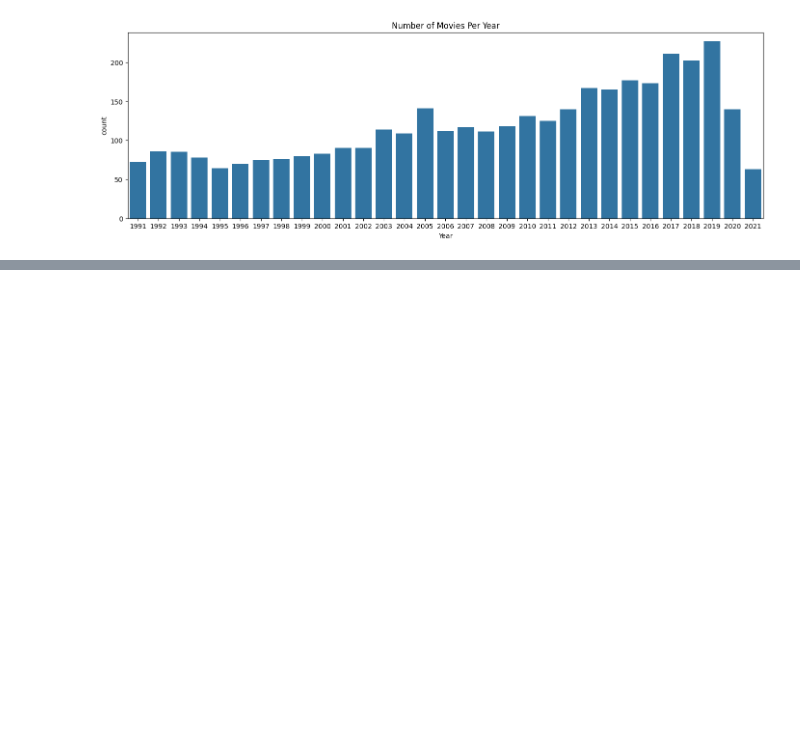
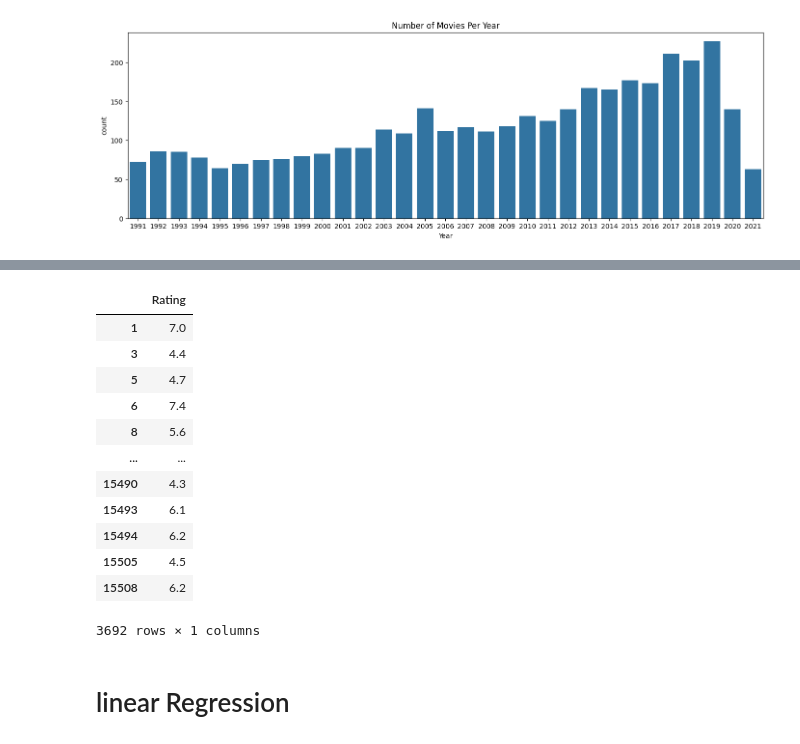
Before and after one commit to khushilal1/codSoft_Intern, a Jupyter notebook: movie_rating_prediction/movie_rating.ipynb, the cells around one changed output, grey strips where cells are left out. Cells and saved outputs as stored; diff of their text form; code cells hidden in the pictures; blank space fills up the shorter version.

```diff
--- a/movie_rating_prediction/movie_rating.ipynb
+++ b/movie_rating_prediction/movie_rating.ipynb
@@ -840,0 +946,17 @@ r2_score(y_test,y_pred)
+# %%
+y=final_df[["Rating"]]
+y
+# %% [output]
+|  | Rating |
+| 1 | 7.0 |
+| 3 | 4.4 |
+| 5 | 4.7 |
+| 6 | 7.4 |
+| 8 | 5.6 |
+| ... | ... |
+| 15490 | 4.3 |
+| 15493 | 6.1 |
+| 15494 | 6.2 |
+| 15505 | 4.5 |
+| 15508 | 6.2 |
+3692 rows × 1 columns
@@ -840,0 +967,2 @@ r2_score(y_test,y_pred)
+# %% [markdown]
+# linear Regression
```
Also changed, not shown: parts of 135 cells of this notebook, 6 other files.
